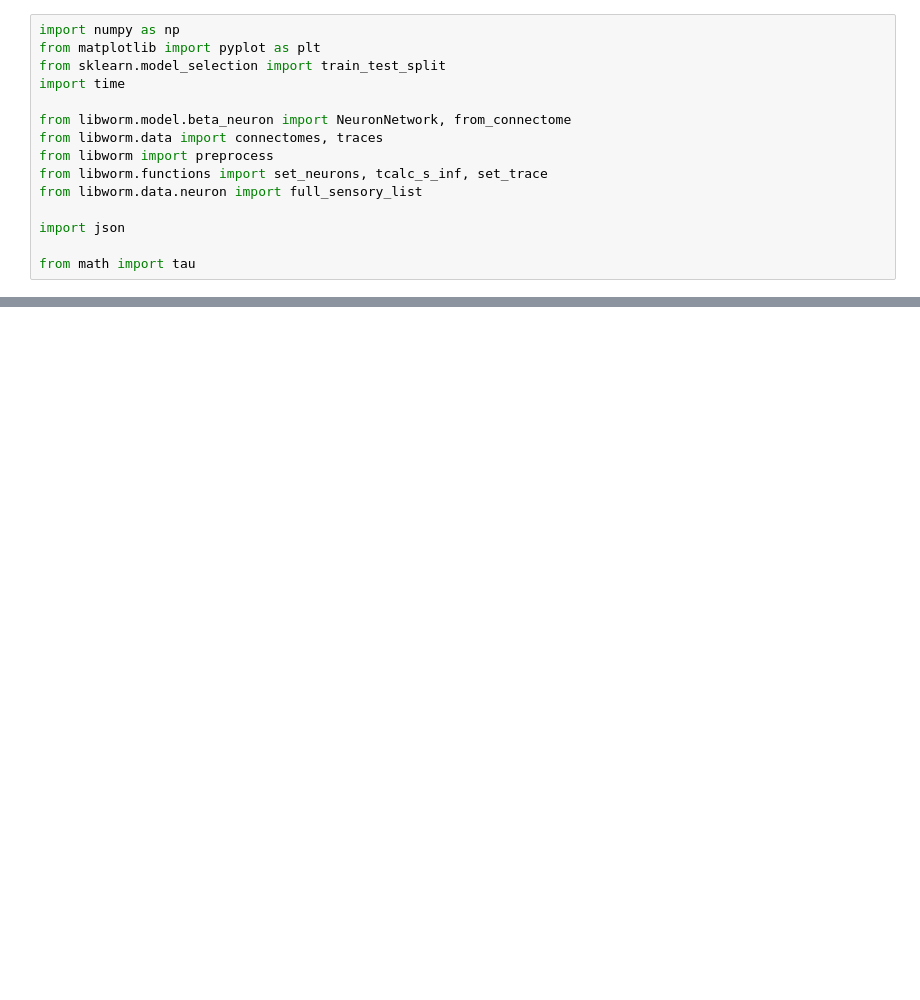
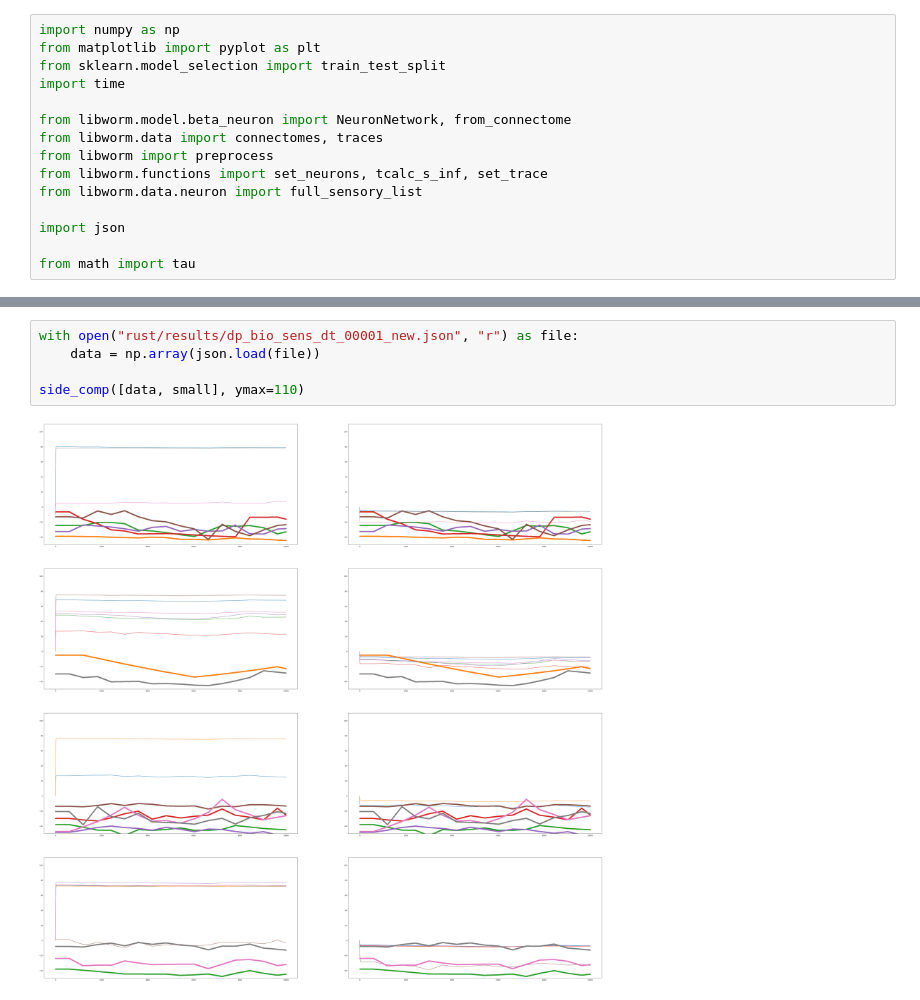
Before and after one commit to BenThrelfall/the_worm_machine, a Jupyter notebook: default_model_in_rust_analysis.ipynb, the cells around one changed output, grey strips where cells are left out. Saved outputs shown, nothing was run; the diff lists cells and outputs as text; blank space fills up the shorter version.

```diff
--- a/default_model_in_rust_analysis.ipynb
+++ b/default_model_in_rust_analysis.ipynb
@@ -50,0 +87,7 @@ show_large_voltage_data(data)
+# %%
+with open("rust/results/dp_bio_sens_dt_00001_new.json", "r") as file:
+    data = np.array(json.load(file))
+
+side_comp([data, small], ymax=110)
+# %% [output]
+[figure, added]
```
Also changed, not shown: parts of 6 cells of this notebook, 3 other files.
